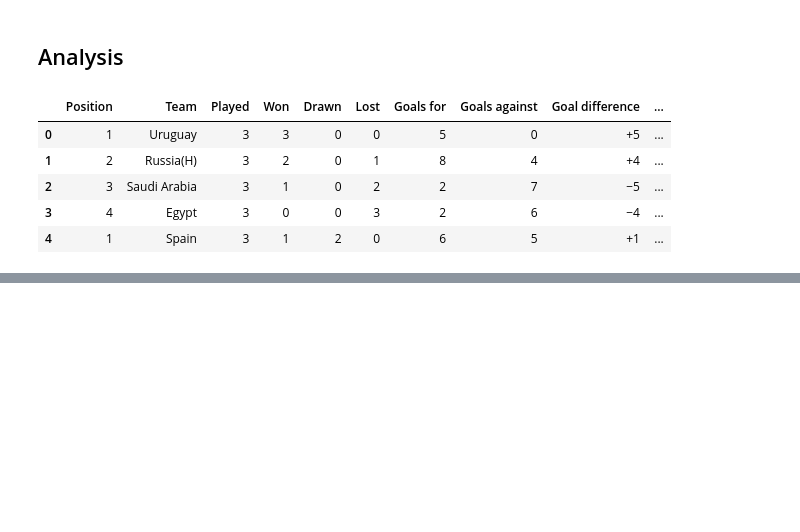
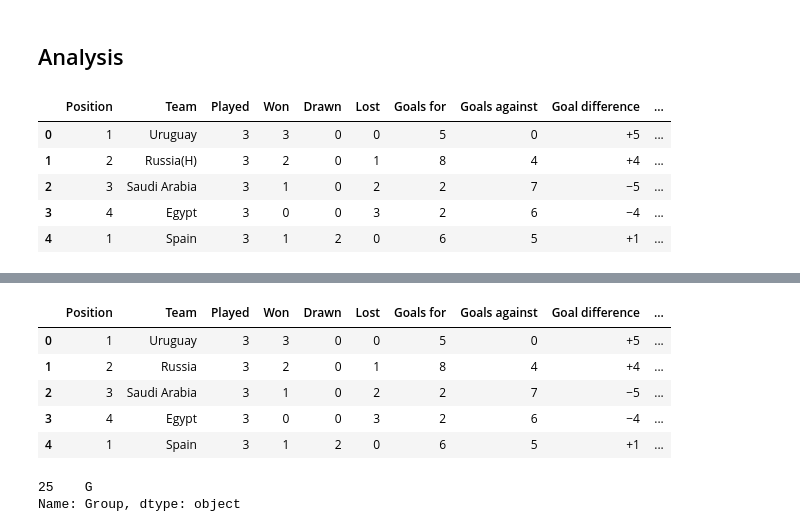
Before and after one commit to DSIG-NITC/Sesssion-1-Intro-to-data-science, a Jupyter notebook: Assignment1- Let's Football!.ipynb, the cells around one changed output, grey strips where cells are left out. Cells and saved outputs as stored; diff of their text form; code cells hidden in the pictures; blank space fills up the shorter version.

```diff
--- a/Assignment1- Let's Football!.ipynb
+++ b/Assignment1- Let's Football!.ipynb
@@ -239,6 +264,11 @@ teams_by_confederation['UEFA']
  'Spain',
  'Sweden',
  'Switzerland']
+# %%
+### Save data ###
+
+with open('teams-by-confederation.json', 'w') as fp:
+    json.dump(teams_by_confederation, fp)
 # %% [markdown]
 ### Stadiums and capacity
 # %%
@@ -541,10 +573,12 @@ with open('group_stage_results.csv', 'w', encoding="utf-8") as fp:
 # %% [markdown]
 ## Analysis
 # %%
+## Dataset 1: Group table
+
 import pandas as pd
 
-df = pd.read_csv("group_stage_results.csv")
-df.head()
+df_group_stage = pd.read_csv("group_stage_results.csv")
+df_group_stage.head()
 # %% [output]
 |  | Position | Team | Played | Won | Drawn | Lost | Goals for | Goals against | Goal difference | ... |
 | 0 | 1 | Uruguay | 3 | 3 | 0 | 0 | 5 | 0 | +5 | ... |
@@ -554,0 +598,13 @@ df.head()
+# %%
+## Dataset 2: Teams by confederation
+
+import pandas as pd
+
+with open('teams-by-confederation.json', 'r') as fp:
+    teams_by_conf = json.load(fp)
+
+# create a list of tuples (confederation, country)
+# conf_and_country = [(conf, country) for conf in teams_by_conf.keys() for country in teams_by_conf[conf]]
+conf_and_country = [(conf, country) for conf, countries in teams_by_conf.items() for country in countries]
+
+conf_and_country
@@ -554,0 +629,3 @@ df.head()
+# %%
+df_conf_and_country = pd.DataFrame(conf_and_country, columns=['Confederation', 'Country'])
+df_conf_and_country
@@ -554,0 +650,19 @@ df.head()
+# %%
+# combine both dataframes by country
+
+df_fifa18 = pd.merge(left=df_group_stage, right=df_conf_and_country, left_on='Team', right_on='Country', how='left')
+df_fifa18.head()
+# %% [output]
+|  | Position | Team | Played | Won | Drawn | Lost | Goals for | Goals against | Goal difference | ... |
+| 0 | 1 | Uruguay | 3 | 3 | 0 | 0 | 5 | 0 | +5 | ... |
+| 1 | 2 | Russia | 3 | 2 | 0 | 1 | 8 | 4 | +4 | ... |
+| 2 | 3 | Saudi Arabia | 3 | 1 | 0 | 2 | 2 | 7 | −5 | ... |
+| 3 | 4 | Egypt | 3 | 0 | 0 | 3 | 2 | 6 | −4 | ... |
+| 4 | 1 | Spain | 3 | 1 | 2 | 0 | 6 | 5 | +1 | ... |
+# %%
+#TODO: Find out which group your favorite team is in
+my_fav_group = df_fifa18[df_fifa18['Team'] == 'England']['Group']
+my_fav_group
+# %% [output]
+25    G
+Name: Group, dtype: object
```
Also changed, not shown: parts of 46 cells of this notebook.
